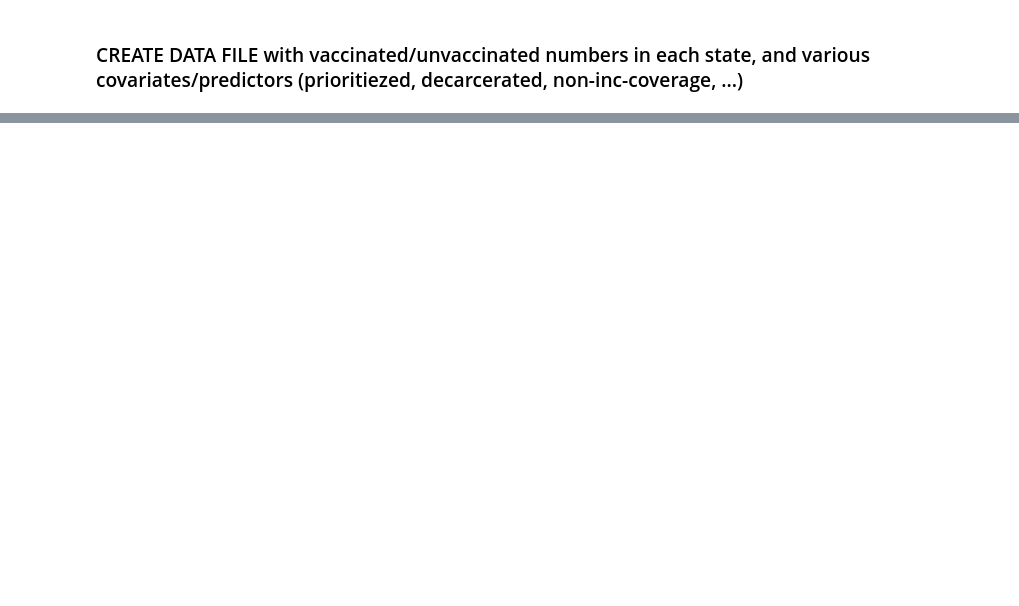
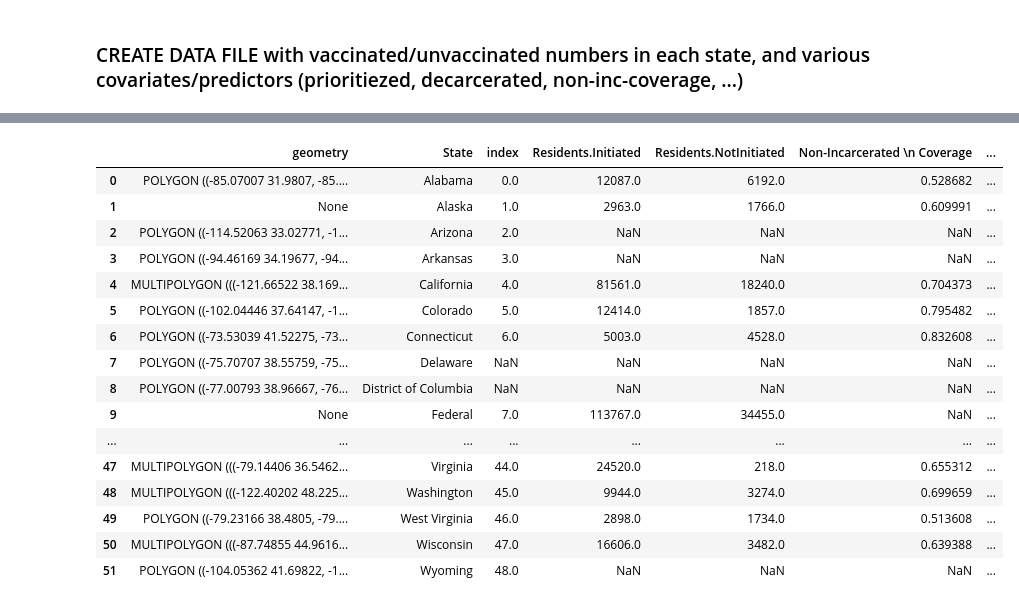
Before and after one commit to bansallab/incarcerated_vacc, a Jupyter notebook: Regression_final.ipynb, the cells around one changed output, grey strips where cells are left out. Drawn from its saved outputs; the diff is of its cells as text; code cells hidden in the pictures; blank space fills up the shorter version.

```diff
--- a/Regression_final.ipynb
+++ b/Regression_final.ipynb
@@ -83,8 +101,9 @@ df = df.loc[df['State']!='Minnesota']
 decar_amount=pd.DataFrame(columns=['State','Decarceration'])
 file_decar=open(wd+'/Data/Cleaned/state_pops.csv')
 df_pops=pd.read_csv(file_decar)
+df_pops1=df_pops
 df_pops['Date']=pd.to_datetime(df_pops['Date'])
-df_pops = df_pops[df_pops['Date'].dt.strftime('%Y-%m') == '2020-12']
+df_pops = df_pops[(df_pops['Date'] >= '2020-11-30') & (df_pops['Date'] <= '2020-12-06')] ##Identifies Week 49 of 2020
 
 for state in df_pops['name'].unique():
     df_pop_state=df_pops.loc[df_pops['name']==state].reset_index()
@@ -95,7 +114,4 @@ for state in df_pops['name'].unique():
 
 decar_amount
 
-
-df=pd.concat([decar_amount.set_index('State'),df.set_index('State')], axis=1, join='inner')
-df=df.reset_index()
-df['Decarceration']=df['Decarceration']*(-1)
+df_pops1
@@ -102,10 +137,5 @@ df['Decarceration']=df['Decarceration']*(-1)
 # %%
-
-file_incentive=open(wd+'/Data/Cleaned/prison_state_incentive.csv')
-
-df_incentive=pd.read_csv(file_incentive)
-
-df_incentive=df_incentive.set_index('State')
-
-
-df=pd.concat([df_incentive,df.set_index('State')], axis=1, join='outer')
+df['Incentive']=0
+df['Incentive'].loc[df['State'].isin(['Alabama','Mississippi','Hawaii','North Carolina','Pennsylvania','New York','Maryland','Virginia'])]=1
+df=df.set_index('State')
+df
@@ -164,13 +271,33 @@ See the caveats in the documentation: https://pandas.pydata.org/pandas-docs/stab
 # %%
 import geopandas
 states = geopandas.read_file(wd+'Data/States_shapefile.shx')
 #gdf = geopandas.GeoDataFrame(df)
 states['State']=["Alabama", "Alaska", "Arizona", "Arkansas", "California", "Colorado", "Connecticut", "Delaware","District of Columbia", "Florida", "Georgia", "Hawaii", "Idaho", "Illinois", "Indiana", "Iowa", "Kansas", "Kentucky", "Louisiana", "Maine", "Maryland", "Massachusetts", "Michigan", "Minnesota", "Mississippi", "Missouri", "Montana", "Nebraska", "Nevada", "New Hampshire", "New Jersey", "New Mexico", "New York", "North Carolina", "North Dakota", "Ohio", "Oklahoma", "Oregon", "Pennsylvania", "Rhode Island", "South Carolina", "South Dakota", "Tennessee", "Texas", "Utah", "Vermont", "Virginia", "Washington", "West Virginia", "Wisconsin", "Wyoming"]
 
 states=states.loc[(states['State'] != 'Alaska')&(states['State'] != 'Hawaii')]
 df_maps=pd.DataFrame(states)
 df_maps=df_maps.merge(df,on='State',how='outer')
+df_maps['Incentive']=df_maps['Incentive'].fillna(0)
 df_maps['Incentive']=df_maps['Incentive'].replace({1.0:'Incentives',0.0:'No Incentives'})
+df_maps
+# %% [output]
+|  | geometry | State | index | Residents.Initiated | Residents.NotInitiated | Non-Incarcerated \n Coverage | ... |
+| 0 | POLYGON ((-85.07007 31.9807, -85.... | Alabama | 0.0 | 12087.0 | 6192.0 | 0.528682 | ... |
+| 1 | None | Alaska | 1.0 | 2963.0 | 1766.0 | 0.609991 | ... |
+| 2 | POLYGON ((-114.52063 33.02771, -1... | Arizona | 2.0 | NaN | NaN | NaN | ... |
+| 3 | POLYGON ((-94.46169 34.19677, -94... | Arkansas | 3.0 | NaN | NaN | NaN | ... |
+| 4 | MULTIPOLYGON (((-121.66522 38.169... | California | 4.0 | 81561.0 | 18240.0 | 0.704373 | ... |
+| 5 | POLYGON ((-102.04446 37.64147, -1... | Colorado | 5.0 | 12414.0 | 1857.0 | 0.795482 | ... |
+| 6 | POLYGON ((-73.53039 41.52275, -73... | Connecticut | 6.0 | 5003.0 | 4528.0 | 0.832608 | ... |
+| 7 | POLYGON ((-75.70707 38.55759, -75... | Delaware | NaN | NaN | NaN | NaN | ... |
+| 8 | POLYGON ((-77.00793 38.96667, -76... | District of Columbia | NaN | NaN | NaN | NaN | ... |
+| 9 | None | Federal | 7.0 | 113767.0 | 34455.0 | NaN | ... |
+| ... | ... | ... | ... | ... | ... | ... | ... |
+| 47 | MULTIPOLYGON (((-79.14406 36.5462... | Virginia | 44.0 | 24520.0 | 218.0 | 0.655312 | ... |
+| 48 | MULTIPOLYGON (((-122.40202 48.225... | Washington | 45.0 | 9944.0 | 3274.0 | 0.699659 | ... |
+| 49 | POLYGON ((-79.23166 38.4805, -79.... | West Virginia | 46.0 | 2898.0 | 1734.0 | 0.513608 | ... |
+| 50 | MULTIPOLYGON (((-87.74855 44.9616... | Wisconsin | 47.0 | 16606.0 | 3482.0 | 0.639388 | ... |
+| 51 | POLYGON ((-104.05362 41.69822, -1... | Wyoming | 48.0 | NaN | NaN | NaN | ... |
 # %%
 rates=[]
 states= geopandas.GeoDataFrame(df_maps, crs="EPSG:4326",geometry='geometry')
```
Also changed, not shown: parts of 15 cells of this notebook.
